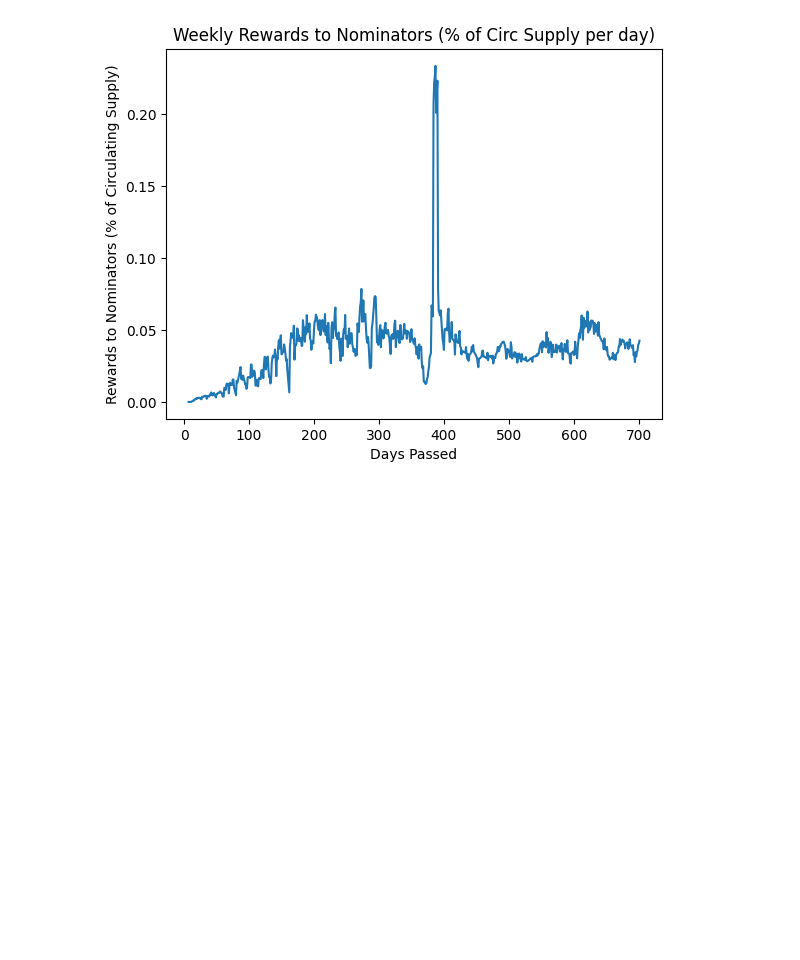
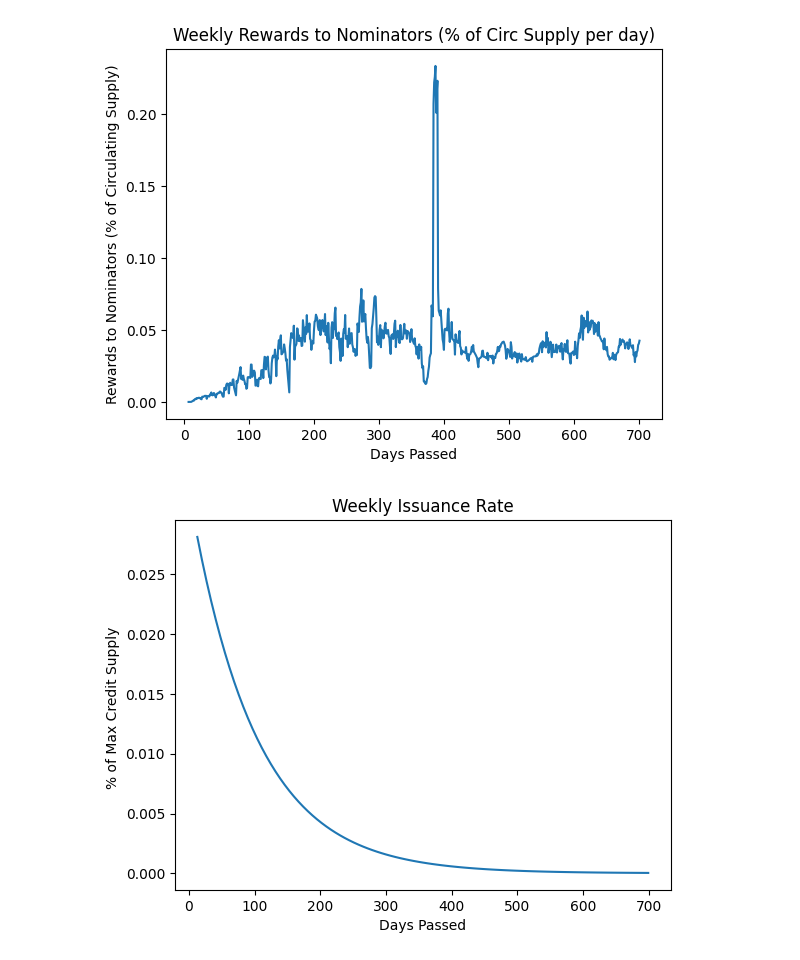
Before and after one commit to BlockScience/subspace, a Jupyter notebook: notebooks/sanity_check.ipynb, the cells around one changed output. Saved outputs shown, nothing was run; the diff lists cells and outputs as text; code cells hidden in the pictures; blank space fills up the shorter version.

Commit message:
add issuance rate kpi on the nb

```diff
--- a/notebooks/sanity_check.ipynb
+++ b/notebooks/sanity_check.ipynb
@@ -217,3 +217,16 @@ plt.ylabel('Rewards to Nominators (% of Circulating Supply)')
 plt.show()
 # %% [output]
 [figure]
+# %%
+n = 7
+s = fig_df.reward_issuance_balance.diff() * -1.0
+s /= fig_df.max_credit_supply
+s = s.rolling(n).sum()[n-1::n]
+
+s.plot(x='days_passed', y='reward_issuance_balance')
+plt.title("Weekly Issuance Rate")
+plt.xlabel('Days Passed')
+plt.ylabel('% of Max Credit Supply ')
+plt.show()
+# %% [output]
+[figure, added]
```
Also changed, not shown: parts of 1 cell of this notebook.
